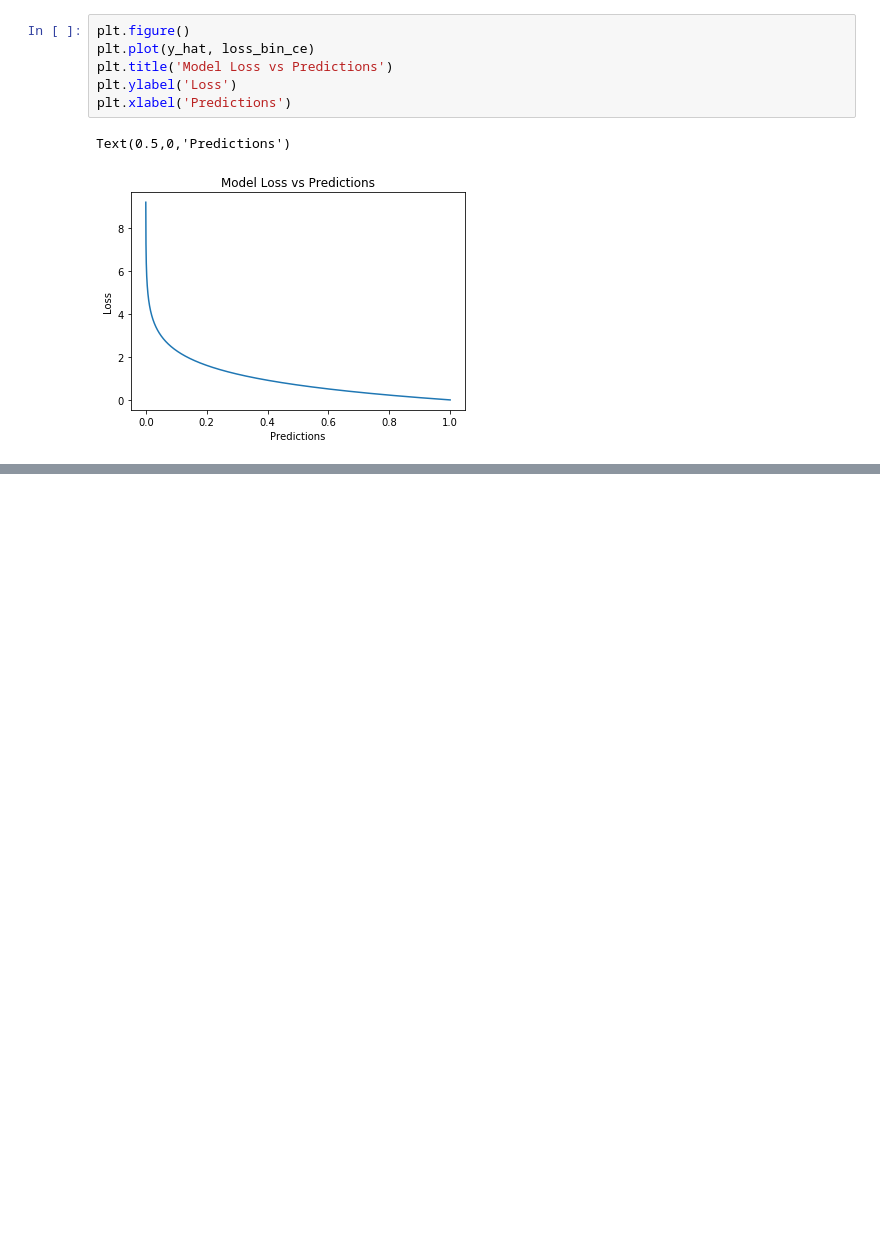
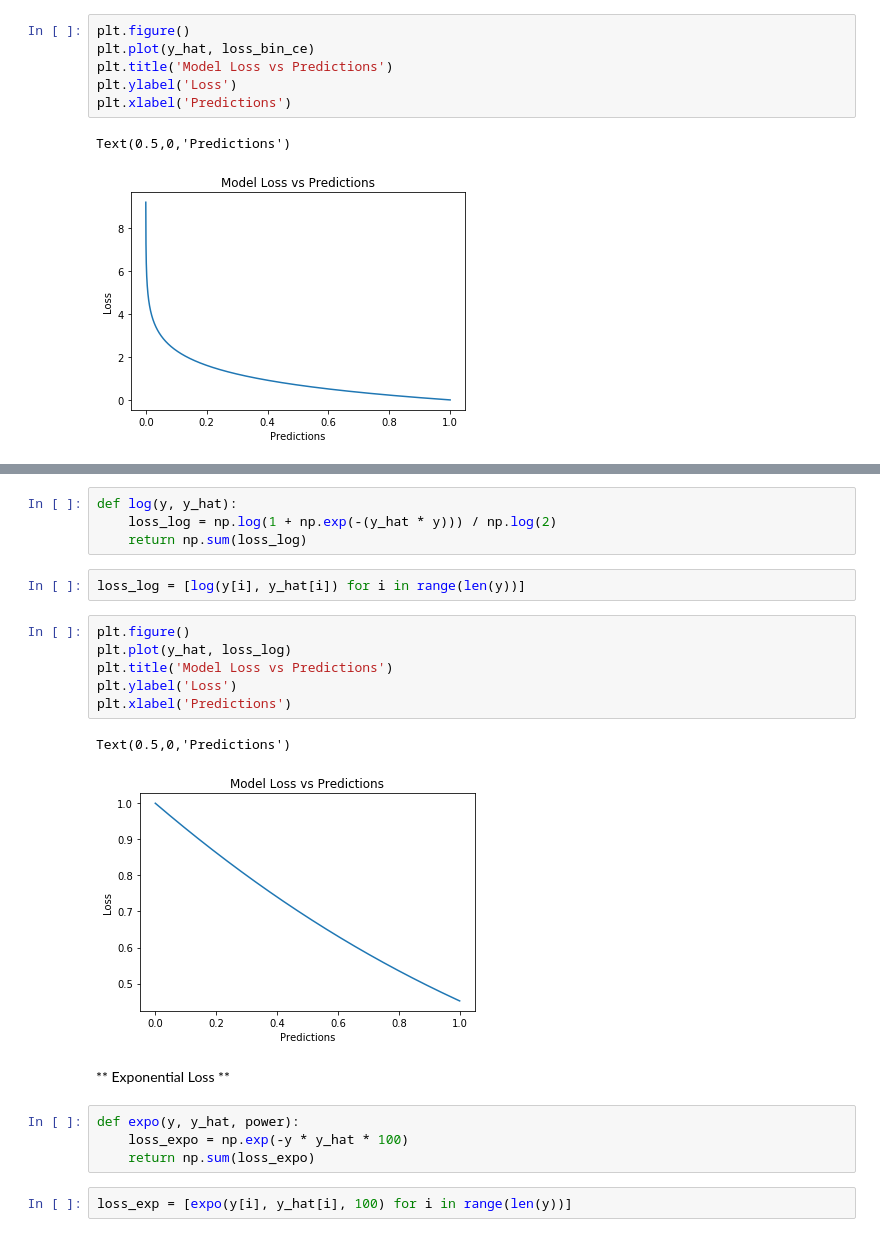
Before and after one commit to gowrishankarin/data_science, a Jupyter notebook: trading/refs/concepts/002_ClassificationLossFunctions.ipynb, the cells around one changed output, grey strips where cells are left out. Drawn from its saved outputs; the diff is of its cells as text; blank space fills up the shorter version.

```diff
--- a/trading/refs/concepts/002_ClassificationLossFunctions.ipynb
+++ b/trading/refs/concepts/002_ClassificationLossFunctions.ipynb
@@ -40,0 +99,23 @@ Text(0.5,0,'Predictions')
+# %%
+def log(y, y_hat):
+    loss_log = np.log(1 + np.exp(-(y_hat * y))) / np.log(2)
+    return np.sum(loss_log)
+# %%
+loss_log = [log(y[i], y_hat[i]) for i in range(len(y))]
+# %%
+plt.figure()
+plt.plot(y_hat, loss_log)
+plt.title('Model Loss vs Predictions')
+plt.ylabel('Loss')
+plt.xlabel('Predictions')
+# %% [output]
+Text(0.5,0,'Predictions')
+[figure, added]
+# %% [markdown]
+** Exponential Loss **
+# %%
+def expo(y, y_hat, power):
+    loss_expo = np.exp(-y * y_hat * 100)
+    return np.sum(loss_expo)
+# %%
+loss_exp = [expo(y[i], y_hat[i], 100) for i in range(len(y))]
```
Also changed, not shown: parts of 17 cells of this notebook.
